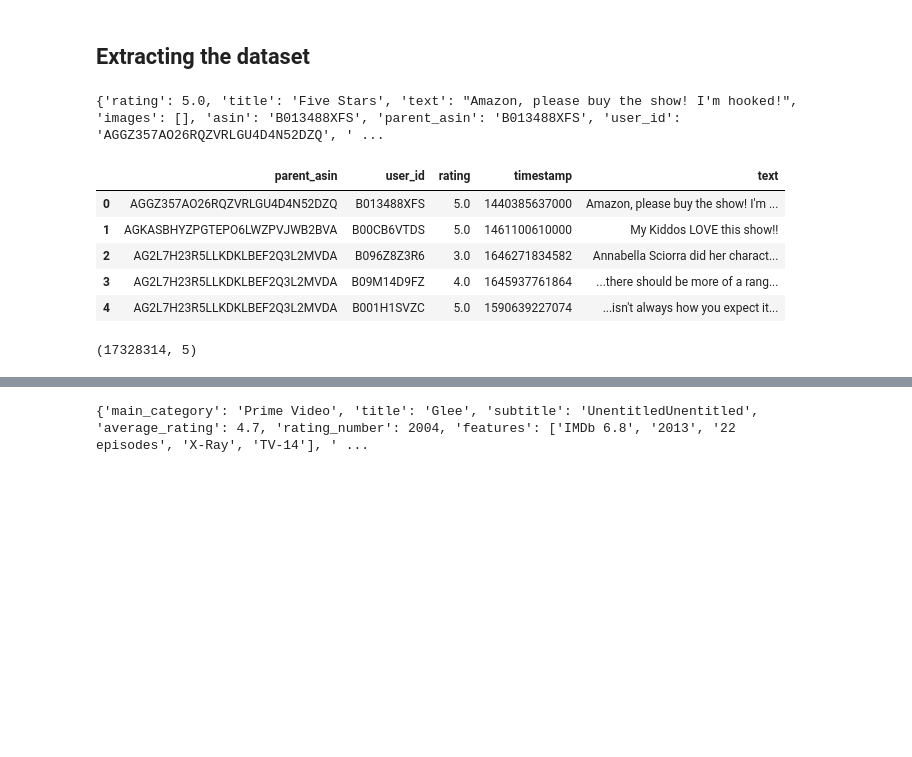
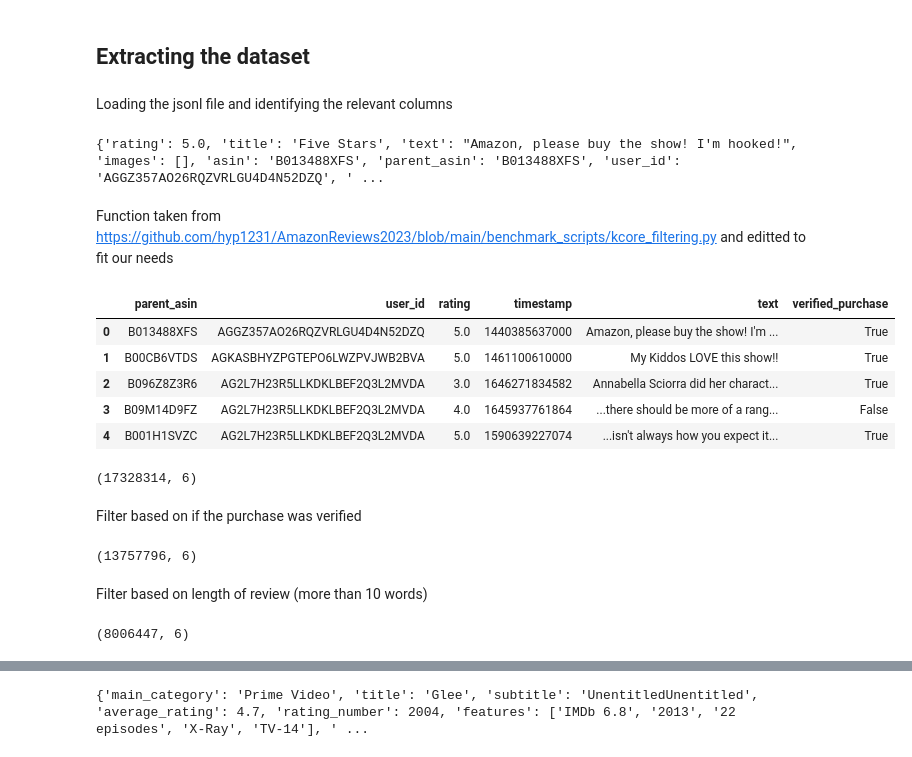
Before and after one commit to s234829/-02467_Project, a Jupyter notebook: Project_testing.ipynb, the cells around one changed output, grey strips where cells are left out. Saved outputs shown, nothing was run; the diff lists cells and outputs as text; code cells hidden in the pictures; blank space fills up the shorter version.

Commit message:
Added some filters and created somethings for A
Not perfect, but should be a bit more clean

```diff
--- a/Project_testing.ipynb
+++ b/Project_testing.ipynb
@@ -12,4 +14,6 @@ from collections import Counter
 Starting with "Movies and TV"
 # %% [markdown]
 ## Extracting the dataset
+# %% [markdown]
+Loading the jsonl file and identifying the relevant columns
 # %%
@@ -20,16 +24,17 @@ with open(file_review, 'r') as fp:
         break
 # %% [output]
 {'rating': 5.0, 'title': 'Five Stars', 'text': "Amazon, please buy the show! I'm hooked!", 'images': [], 'asin': 'B013488XFS', 'parent_asin': 'B013488XFS', 'user_id': 'AGGZ357AO26RQZVRLGU4D4N52DZQ', ' ...
+# %% [markdown]
+Function taken from https://github.com/hyp1231/AmazonReviews2023/blob/main/benchmark_scripts/kcore_filtering.py and editted to fit our needs
 # %%
-# Function taken from https://github.com/hyp1231/AmazonReviews2023/blob/main/benchmark_scripts/kcore_filtering.py and editted to fit our needs
 def load_ratings(file):
     inters = []
     with open(file, 'r') as fp:
         for line in tqdm(fp, desc='Load ratings'):
             try:
                 dp = json.loads(line.strip())
-                item, user, rating, time, text = dp['parent_asin'], dp['user_id'], dp['rating'], dp['timestamp'], dp['text']
-                inters.append((user, item, float(rating), int(time), text))
+                item, user, rating, time, text, verified = dp['parent_asin'], dp['user_id'], dp['rating'], dp['timestamp'], dp['text'], dp["verified_purchase"]
+                inters.append((item, user, float(rating), int(time), text, bool(verified)))
             except ValueError:
                 print(line)
     return inters
@@ -39,15 +43,29 @@ file_review = "Movies_and_TV.jsonl"
 df_list = load_ratings(file_review)
 # %%
-df_review = pd.DataFrame(df_list,columns=["parent_asin","user_id","rating","timestamp","text"])
+df_review = pd.DataFrame(df_list,columns=["parent_asin","user_id","rating","timestamp","text", "verified_purchase"])
 df_review.head()
 # %% [output]
-|  | parent_asin | user_id | rating | timestamp | text |
-| 0 | AGGZ357AO26RQZVRLGU4D4N52DZQ | B013488XFS | 5.0 | 1440385637000 | Amazon, please buy the show! I'm ... |
-| 1 | AGKASBHYZPGTEPO6LWZPVJWB2BVA | B00CB6VTDS | 5.0 | 1461100610000 | My Kiddos LOVE this show!! |
-| 2 | AG2L7H23R5LLKDKLBEF2Q3L2MVDA | B096Z8Z3R6 | 3.0 | 1646271834582 | Annabella Sciorra did her charact... |
-| 3 | AG2L7H23R5LLKDKLBEF2Q3L2MVDA | B09M14D9FZ | 4.0 | 1645937761864 | ...there should be more of a rang... |
-| 4 | AG2L7H23R5LLKDKLBEF2Q3L2MVDA | B001H1SVZC | 5.0 | 1590639227074 | ...isn't always how you expect it... |
+|  | parent_asin | user_id | rating | timestamp | text | verified_purchase |
+| 0 | B013488XFS | AGGZ357AO26RQZVRLGU4D4N52DZQ | 5.0 | 1440385637000 | Amazon, please buy the show! I'm ... | True |
+| 1 | B00CB6VTDS | AGKASBHYZPGTEPO6LWZPVJWB2BVA | 5.0 | 1461100610000 | My Kiddos LOVE this show!! | True |
+| 2 | B096Z8Z3R6 | AG2L7H23R5LLKDKLBEF2Q3L2MVDA | 3.0 | 1646271834582 | Annabella Sciorra did her charact... | True |
+| 3 | B09M14D9FZ | AG2L7H23R5LLKDKLBEF2Q3L2MVDA | 4.0 | 1645937761864 | ...there should be more of a rang... | False |
+| 4 | B001H1SVZC | AG2L7H23R5LLKDKLBEF2Q3L2MVDA | 5.0 | 1590639227074 | ...isn't always how you expect it... | True |
 # %%
 df_review.shape
 # %% [output]
-(17328314, 5)
+(17328314, 6)
+# %% [markdown]
+Filter based on if the purchase was verified
+# %%
+df_review_cleaned = df_review[df_review["verified_purchase"] == True]
+df_review_cleaned.shape
+# %% [output]
+(13757796, 6)
+# %% [markdown]
+Filter based on length of review (more than 10 words)
+# %%
+df_review_cleaned = df_review_cleaned[df_review_cleaned['text'].apply(lambda x: len(str(x).split()) >= 10)]
+df_review_cleaned.shape
+# %% [output]
+(8006447, 6)
```
Also changed, not shown: parts of 42 cells of this notebook.
